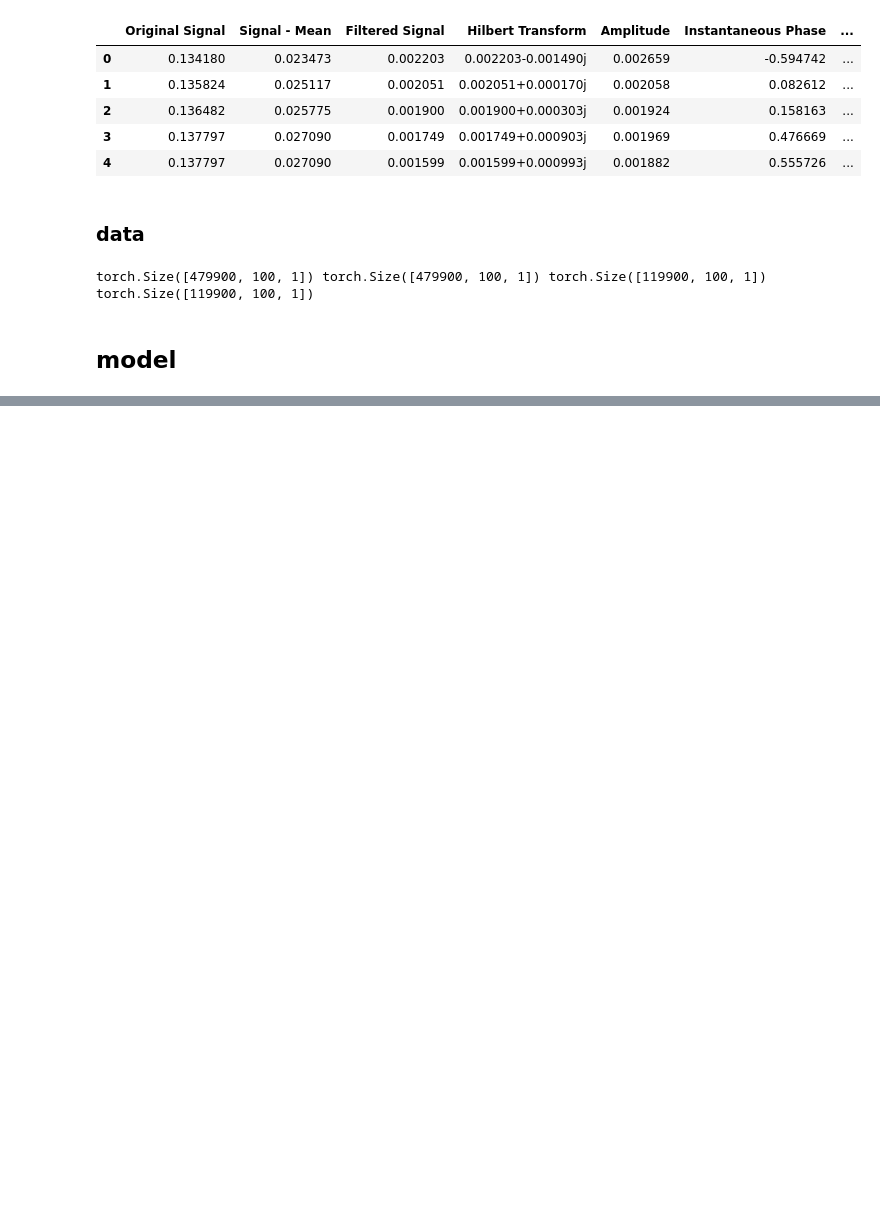
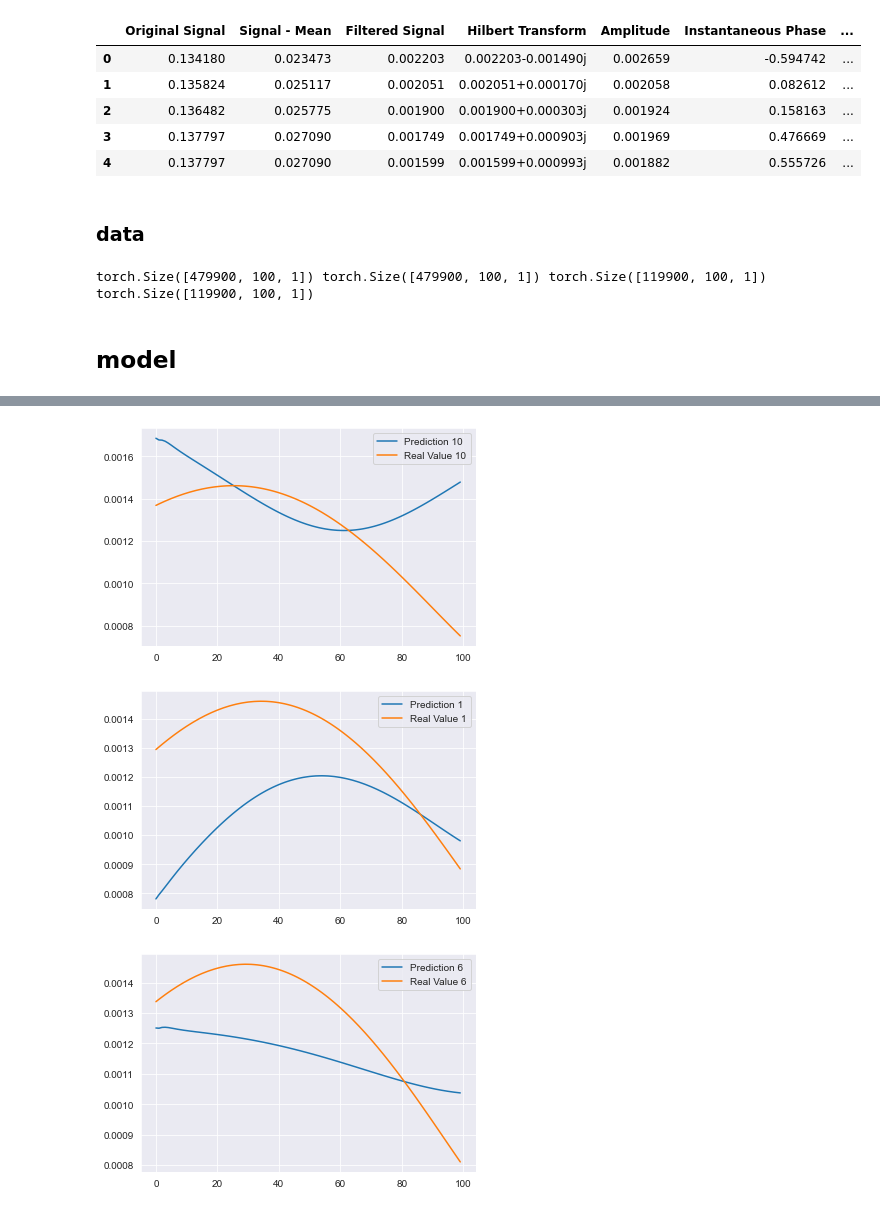
Before and after one commit to consuelorojas/Tesis, a Jupyter notebook: ML/airmodel_longtraining.ipynb, the cells around one changed output, grey strips where cells are left out. Drawn from its saved outputs; the diff is of its cells as text; code cells hidden in the pictures; blank space fills up the shorter version.

```diff
--- a/ML/airmodel_longtraining.ipynb
+++ b/ML/airmodel_longtraining.ipynb
@@ -85,0 +220,24 @@ m, av_train, av_val = utils.train_model(model, optimizer, criterion, train_loade
+# %%
+model_trained2 = AirModel()
+optimizer_trained2 = optim.Adam(model.parameters(), lr=0.001)
+criterion = nn.MSELoss()
+
+#cargo modelo
+utils.resume(model_trained2, optimizer_trained2, 'checkpoint_160.pth')
+# %%
+x = utils.predictions(model_trained2, test_loader)
+# %%
+#Select 3 random indices
+random_indices = np.random.choice(len(x), size=3, replace=False)
+
+# Plot the selected predictions and real values
+for i in random_indices:
+    plt.figure()  # Create a new figure for each iteration
+    plt.plot(np.arange(len(x[i])), x[i], label=f'Prediction {i}')
+    plt.plot(np.arange(len(y_test[i])), y_test[i], label=f'Real Value {i}')
+    plt.legend()
+    plt.show()
+# %% [output]
+[figure, added]
+[figure, added]
+[figure, added]
```
Also changed, not shown: parts of 16 cells of this notebook, 8 other files.
